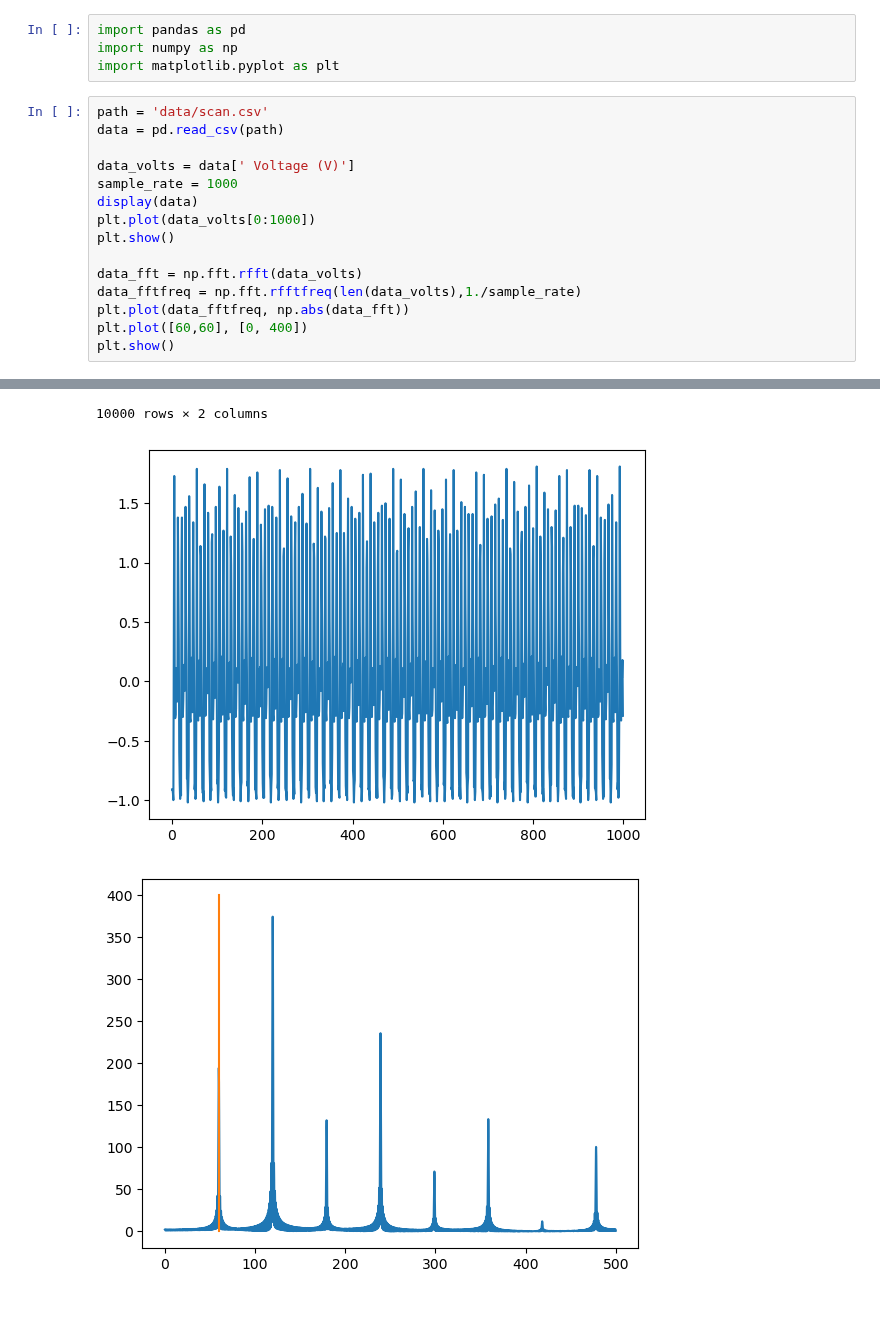
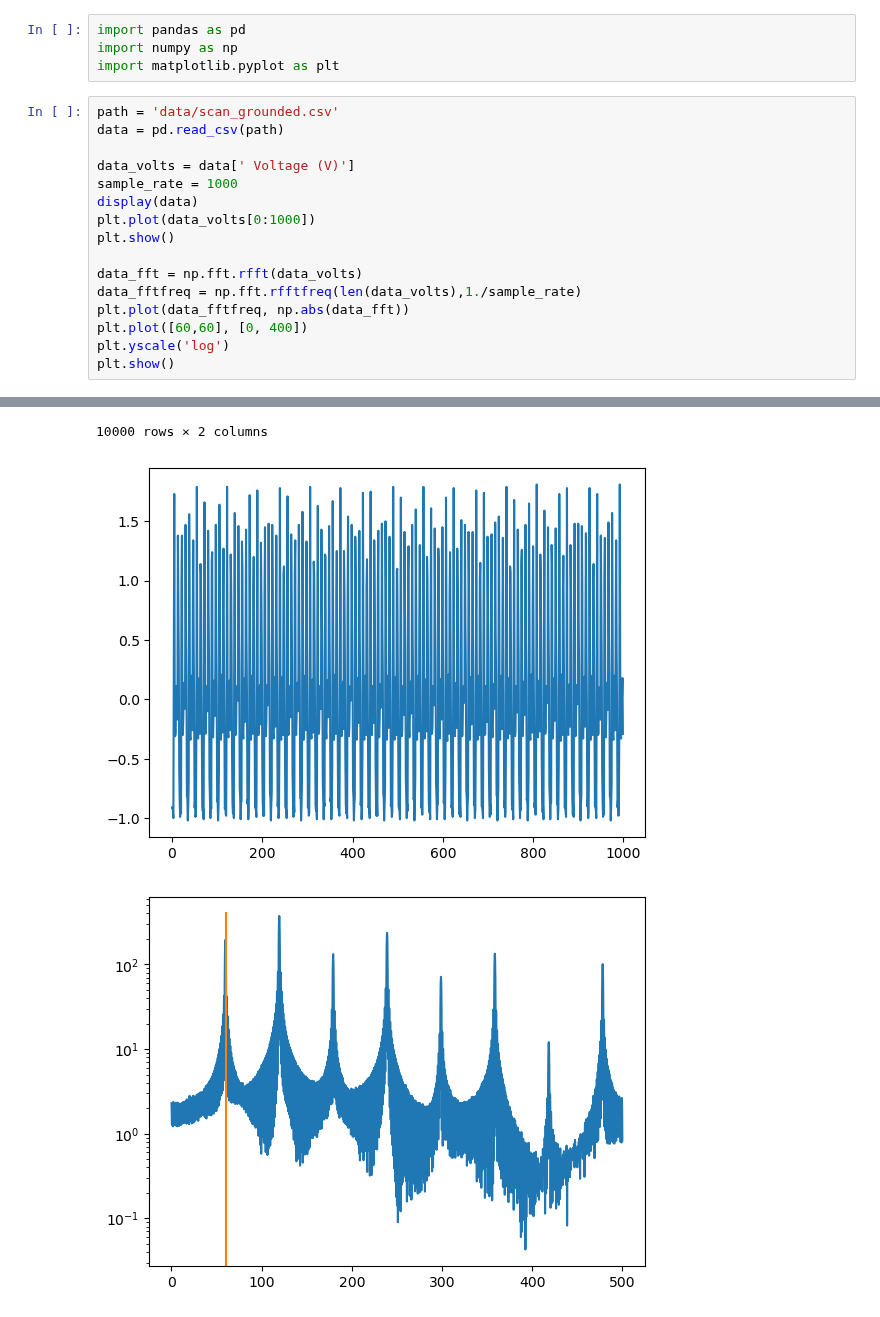
Before and after one commit to PhantomPickle/FDEM, a Jupyter notebook: FDEM_analysis.ipynb, the cells around one changed output, grey strips where cells are left out. Cells and saved outputs as stored; diff of their text form.

```diff
--- a/FDEM_analysis.ipynb
+++ b/FDEM_analysis.ipynb
@@ -3,33 +3,34 @@ import pandas as pd
 import numpy as np
 import matplotlib.pyplot as plt
 # %%
-path = 'data/scan.csv'
+path = 'data/scan_grounded.csv'
 data = pd.read_csv(path)
 
 data_volts = data[' Voltage (V)']
 sample_rate = 1000
 display(data)
 plt.plot(data_volts[0:1000])
 plt.show()
 
 data_fft = np.fft.rfft(data_volts)
 data_fftfreq = np.fft.rfftfreq(len(data_volts),1./sample_rate)
 plt.plot(data_fftfreq, np.abs(data_fft))
 plt.plot([60,60], [0, 400])
+plt.yscale('log')
 plt.show()
 # %% [output]
 |  | Index | Voltage (V) |
 | 0 | 0 | -0.91 |
 | 1 | 1 | -0.91 |
 | 2 | 2 | -0.94 |
 | 3 | 3 | -1.00 |
 | 4 | 4 | 0.29 |
 | ... | ... | ... |
 | 9995 | 9995 | 0.00 |
 | 9996 | 9996 | 0.00 |
 | 9997 | 9997 | 0.00 |
 | 9998 | 9998 | 0.00 |
 | 9999 | 9999 | 0.00 |
 10000 rows × 2 columns
 [figure]
-[figure, old version]
+[figure, new version]
```
Also changed, not shown: 1 other file.
